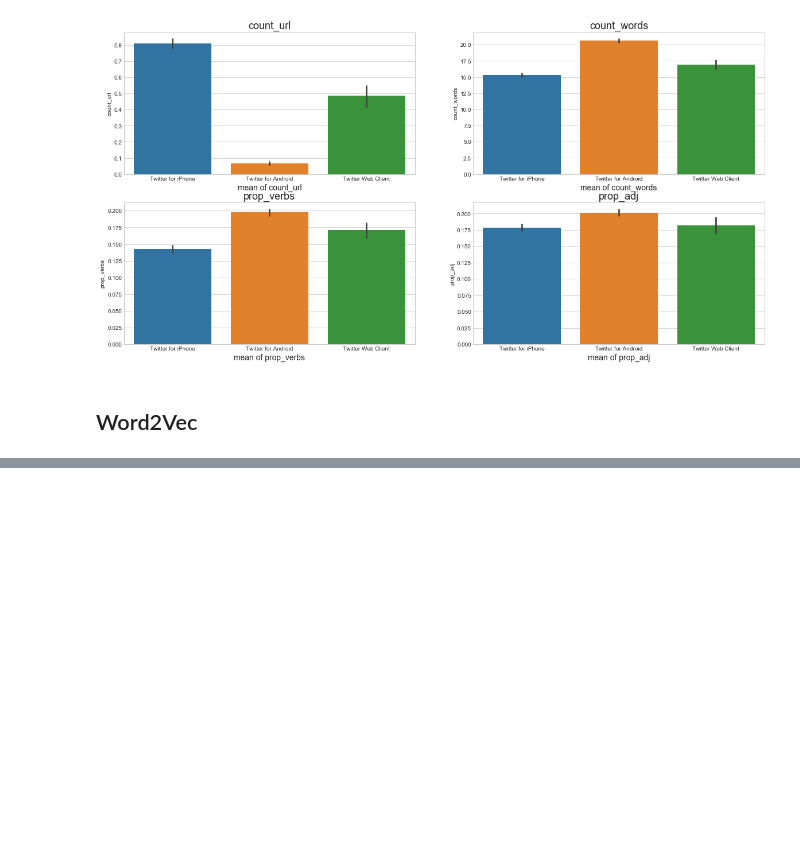
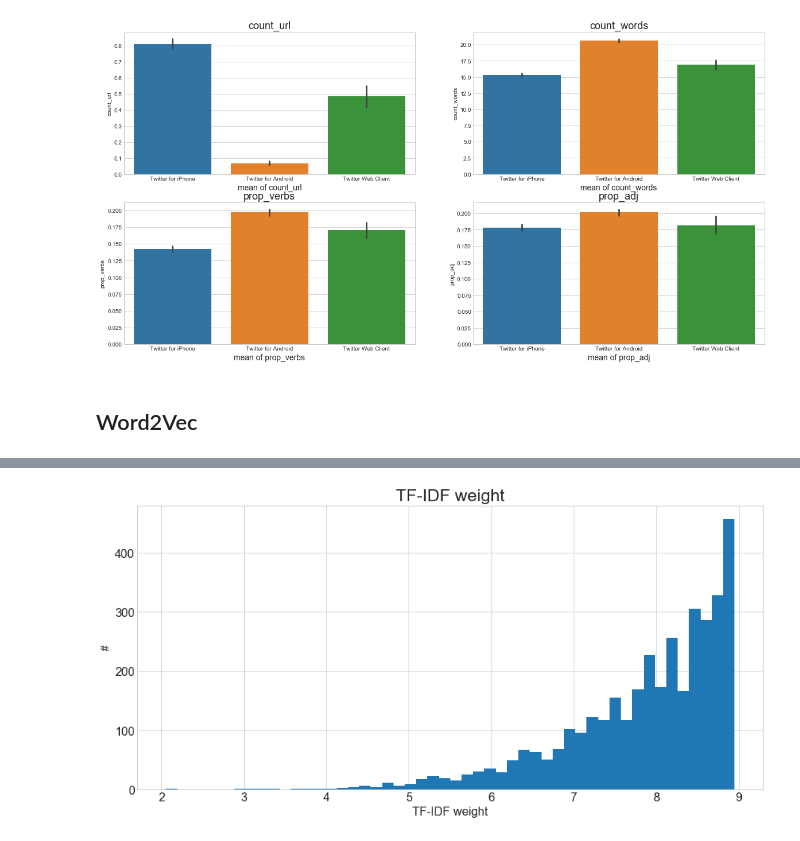
Before and after one commit to atulkumarin/project, a Jupyter notebook: analysis/project-report.ipynb, the cells around one changed output, grey strips where cells are left out. Saved outputs shown, nothing was run; the diff lists cells and outputs as text; code cells hidden in the pictures; blank space fills up the shorter version.

```diff
--- a/analysis/project-report.ipynb
+++ b/analysis/project-report.ipynb
@@ -226,0 +283,14 @@ contexts
+# %%
+vectorizer = TfidfVectorizer(min_df=10, analyzer=lambda x: x, max_features=10000, ngram_range=(1, 2))
+tfidf = vectorizer.fit_transform(list(df['clean_tokens']))
+
+tfidf = dict(zip(vectorizer.get_feature_names(), vectorizer.idf_))
+tfidf = pd.DataFrame(columns=['tfidf']).from_dict(dict(tfidf), orient='index')
+tfidf.columns = ['tfidf']
+# %%
+tfidf.tfidf.hist(bins=50, figsize=(15,7));
+plt.xlabel('TF-IDF weight', fontsize=16); plt.ylabel('#', fontsize=14)
+plt.xticks(fontsize=16); plt.yticks(fontsize=16);
+plt.title('TF-IDF weight', fontsize=23);
+# %% [output]
+[figure, added]
```
Also changed, not shown: parts of 12 cells of this notebook.
